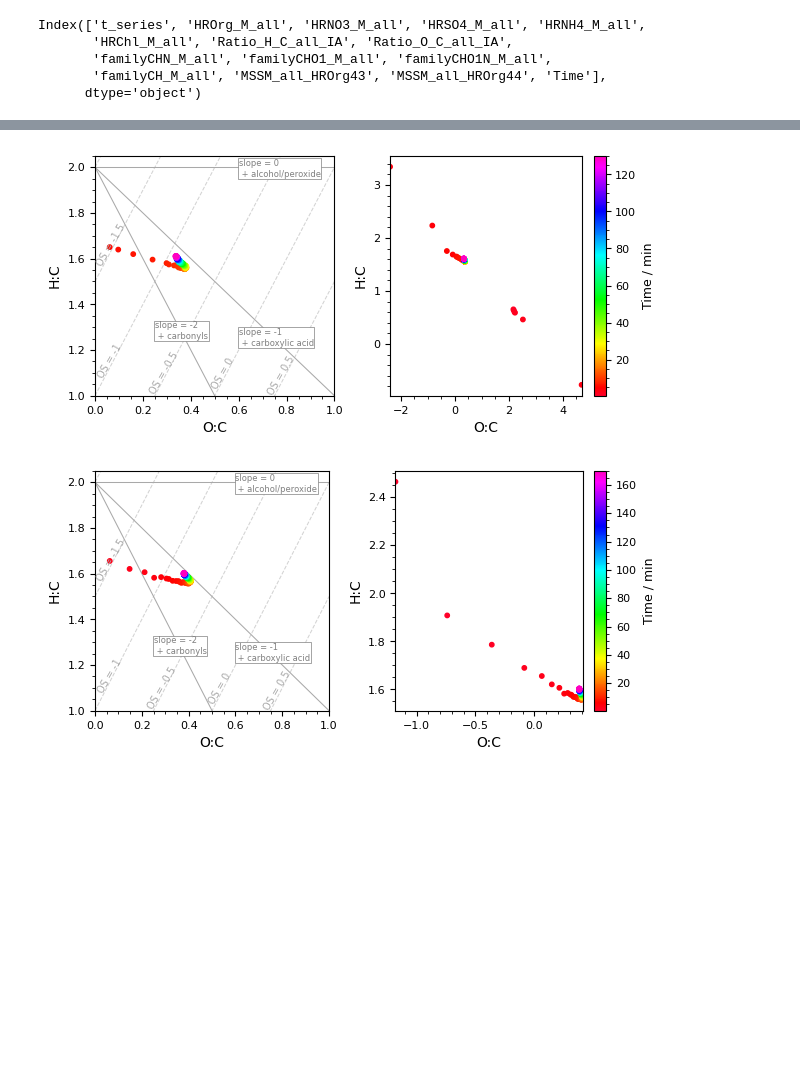
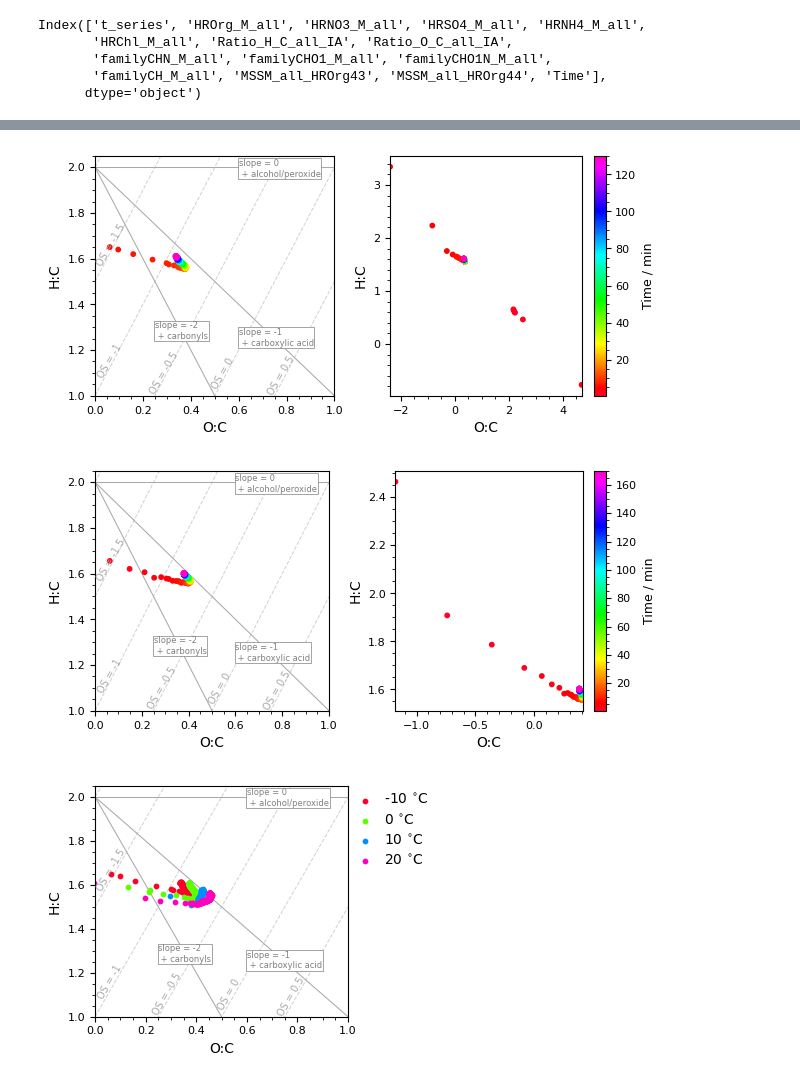
Before and after one commit to Normann25/DataTreatment_PhD, a Jupyter notebook: Sabinene+O3/AMS_elemental.ipynb, the cells around one changed output, grey strips where cells are left out. Cells and saved outputs as stored; diff of their text form; code cells hidden in the pictures; blank space fills up the shorter version.

```diff
--- a/Sabinene+O3/AMS_elemental.ipynb
+++ b/Sabinene+O3/AMS_elemental.ipynb
@@ -98,17 +102,29 @@ def plot_VanKrevelen(df, df_keys, timestamps, run_length):
 # %%
 timestamps = [['2025-08-20 10:05', '2025-08-20 12:25'],
               ['2025-08-22 10:15', '2025-08-22 12:48'],
               ['2025-08-25 09:22', '2025-08-25 11:37'],
               ['2025-08-26 09:25', '2025-08-26 11:42'],
               ['2025-08-28 09:02', '2025-08-28 12:00']]
 
 for key, time in zip(AMS.keys(), timestamps):
-    fig, ax = plot_VanKrevelen(AMS[key], ['Ratio_H_C_all_IA', 'Ratio_O_C_all_IA'], time, 0.5)
+    fig, ax = vanKrevelen_ts(AMS[key], ['Ratio_H_C_all_IA', 'Ratio_O_C_all_IA'], time, 0.5)
     fig.tight_layout(pad = 0.75)
     fig.savefig(f'vanKrevelen_{key}.jpg', dpi = 600)
+
+timestamps = [['2025-08-26 09:25', '2025-08-26 11:42'],
+              ['2025-08-22 10:15', '2025-08-22 12:48'],
+              ['2025-08-25 09:22', '2025-08-25 11:37'],
+              ['2025-08-20 10:05', '2025-08-20 12:25']]
+
+fig, ax = plt.subplots(figsize = (4.15, 3))
+vanKrevelen_multi_exp(ax, AMS, ['250826', '250822', '250825', '250820'], ['Ratio_H_C_all_IA', 'Ratio_O_C_all_IA'],
+                                timestamps, ['-10 $^{\circ}$C', '0 $^{\circ}$C', '10 $^{\circ}$C', '20 $^{\circ}$C'])
+fig.tight_layout()
+fig.savefig('vanKrevelen_sabinene.jpg', dpi = 600)
 # %% [output]
 [figure]
 [figure]
 [figure]
 [figure]
 [figure]
+[figure, added]
```
Also changed, not shown: parts of 1 cell of this notebook.
